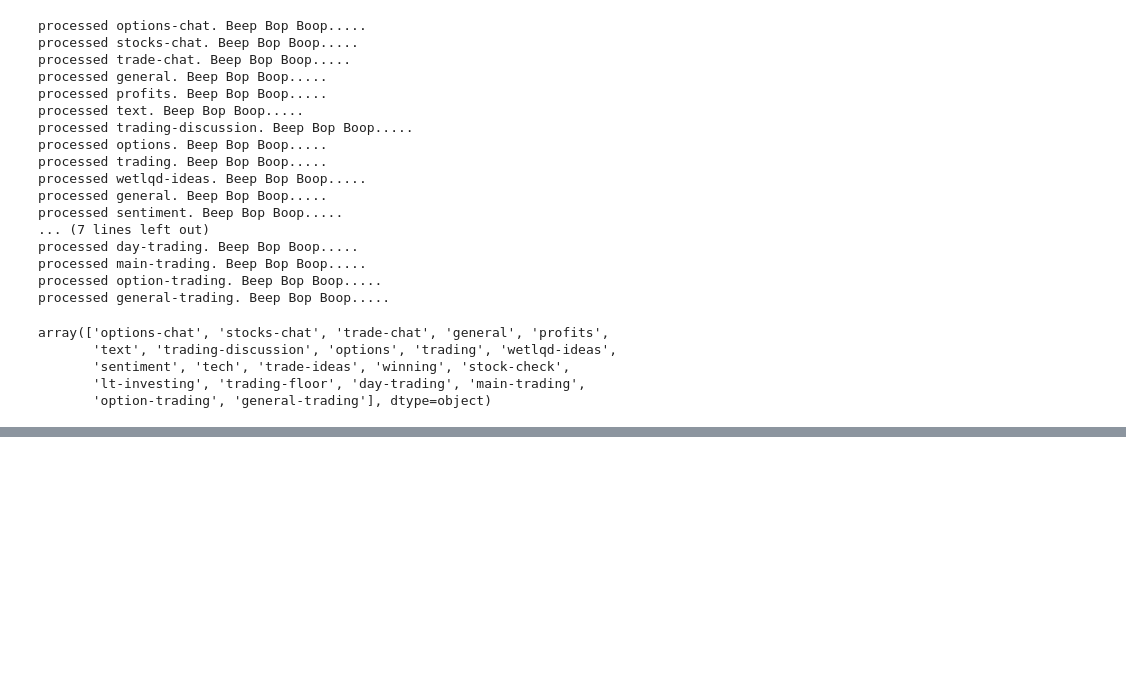
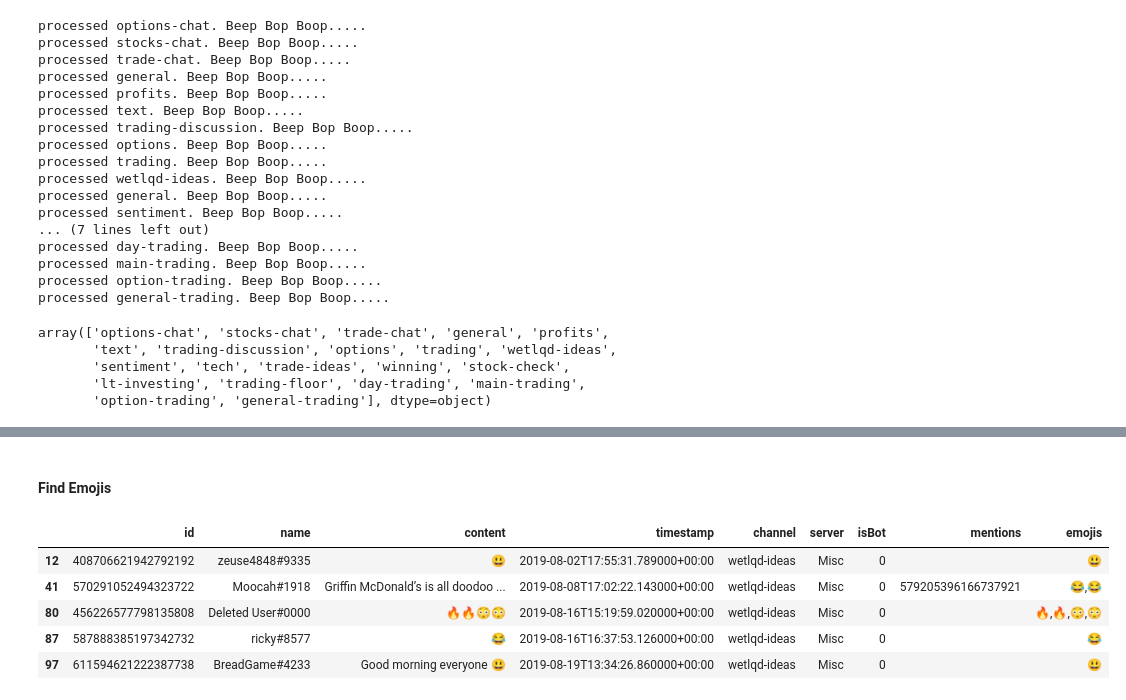
Before and after one commit to kyle-rgb/Discord_Project, a Jupyter notebook: notebooks/Data_Cleaning.ipynb, the cells around one changed output, grey strips where cells are left out. Cells and saved outputs as stored; diff of their text form; code cells hidden in the pictures; blank space fills up the shorter version.

```diff
--- a/notebooks/Data_Cleaning.ipynb
+++ b/notebooks/Data_Cleaning.ipynb
@@ -375,0 +430,2 @@ total_df_no_misc = total_df_no_misc.sort_values("timestamp").reset_index(drop=Tr
+# %% [markdown]
+#### Find Emojis
@@ -375,0 +438,9 @@ total_df_no_misc = total_df_no_misc.sort_values("timestamp").reset_index(drop=Tr
+# %%
+total_df[lambda x: x.emojis != ""].head()
+# %% [output]
+|  | id | name | content | timestamp | channel | server | isBot | mentions | emojis |
+| 12 | 408706621942792192 | zeuse4848#9335 | 😃 | 2019-08-02T17:55:31.789000+00:00 | wetlqd-ideas | Misc | 0 |  | 😃 |
+| 41 | 570291052494323722 | Moocah#1918 | Griffin McDonald’s is all doodoo ... | 2019-08-08T17:02:22.143000+00:00 | wetlqd-ideas | Misc | 0 | 579205396166737921 | 😂,😂 |
+| 80 | 456226577798135808 | Deleted User#0000 | 🔥🔥😳😳 | 2019-08-16T15:19:59.020000+00:00 | wetlqd-ideas | Misc | 0 |  | 🔥,🔥,😳,😳 |
+| 87 | 587888385197342732 | ricky#8577 | 😂 | 2019-08-16T16:37:53.126000+00:00 | wetlqd-ideas | Misc | 0 |  | 😂 |
+| 97 | 611594621222387738 | BreadGame#4233 | Good morning everyone 😃 | 2019-08-19T13:34:26.860000+00:00 | wetlqd-ideas | Misc | 0 |  | 😃 |
```
Also changed, not shown: parts of 21 cells of this notebook, 3 other files.
